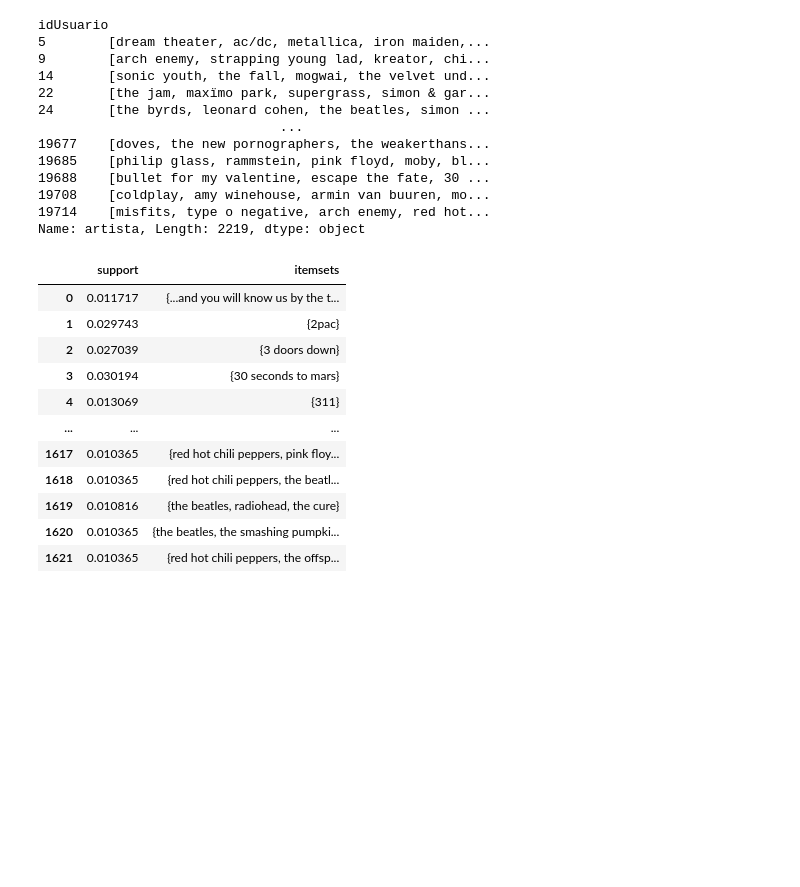
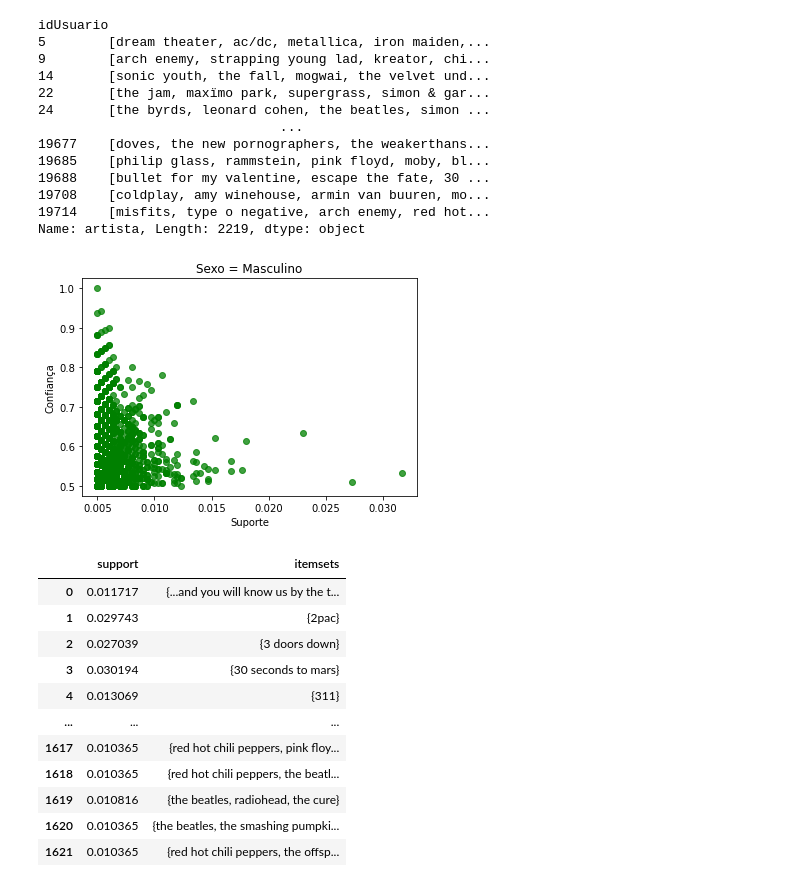
Before and after one commit to usr-bin32/data-mining-assignments, a Jupyter notebook: p2/notebook.ipynb, the cells around one changed output. Saved outputs shown, nothing was run; the diff lists cells and outputs as text; code cells hidden in the pictures; blank space fills up the shorter version.

```diff
--- a/p2/notebook.ipynb
+++ b/p2/notebook.ipynb
@@ -315,6 +299,18 @@ Name: artista, Length: 2219, dtype: object
 # %%
 encoder = TransactionEncoder()
 df_t = pd.DataFrame(encoder.fit_transform(transactions), columns=encoder.columns_)
+# %%
+itemsets = get_itemsets(df_t, min_support=0.005, name="all")
+rules = association_rules(itemsets, metric="confidence", min_threshold=0.5).sort_values(
+    by="lift", ascending=False
+)
+plt.scatter(rules["support"], rules["confidence"], alpha=0.75, c="g")
+plt.xlabel("Suporte")
+plt.ylabel("Confiança")
+plt.title("Sexo = Masculino")
+plt.show()
+# %% [output]
+[figure, added]
 # %%
 itemsets = get_itemsets(df_t, min_support=0.01, name="sexo")
 itemsets
```
Also changed, not shown: parts of 8 cells of this notebook.
